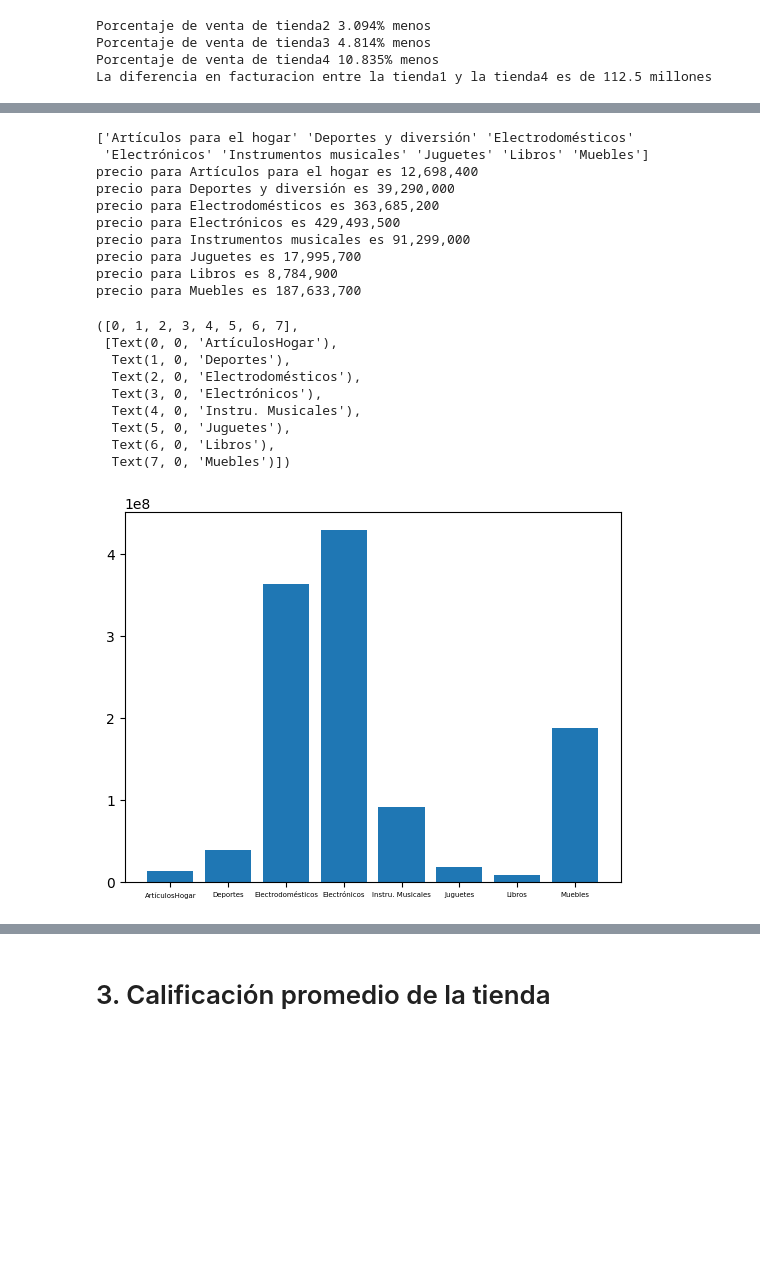
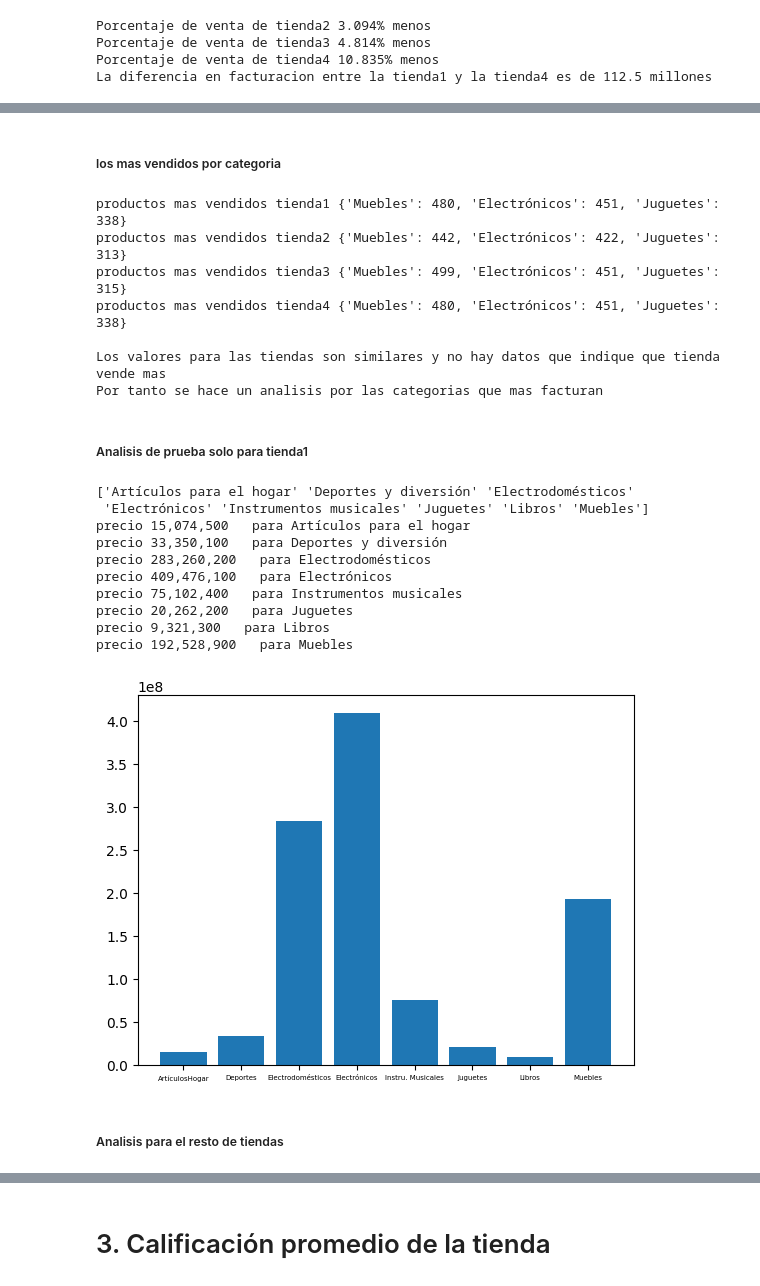
Before and after one commit to OscarBarco/Alura-Challengue2-store, a Jupyter notebook: AluraStoreLatam.ipynb, the cells around one changed output, grey strips where cells are left out. Saved outputs shown, nothing was run; the diff lists cells and outputs as text; code cells hidden in the pictures; blank space fills up the shorter version.

```diff
--- a/AluraStoreLatam.ipynb
+++ b/AluraStoreLatam.ipynb
@@ -109,0 +113,2 @@ La diferencia en facturacion entre la tienda1 y la tienda4 es de 112.5 millones
+# %% [markdown]
+##### los mas vendidos por categoria
@@ -110,43 +126,54 @@ La diferencia en facturacion entre la tienda1 y la tienda4 es de 112.5 millones
+# %%
+print(f'productos mas vendidos tienda1 {productosVendidosCategoria(tienda)}')
+print(f'productos mas vendidos tienda2 {productosVendidosCategoria(tienda2)}')
+print(f'productos mas vendidos tienda3 {productosVendidosCategoria(tienda3)}')
+print(f'productos mas vendidos tienda4 {productosVendidosCategoria(tienda4)}')
+print('')
+print('Los valores para las tiendas son similares y no hay datos que indique que tienda vende mas\nPor tanto se hace un analisis por las categorias que mas facturan')
+# %% [output]
+productos mas vendidos tienda1 {'Muebles': 480, 'Electrónicos': 451, 'Juguetes': 338}
+productos mas vendidos tienda2 {'Muebles': 442, 'Electrónicos': 422, 'Juguetes': 313}
+productos mas vendidos tienda3 {'Muebles': 499, 'Electrónicos': 451, 'Juguetes': 315}
+productos mas vendidos tienda4 {'Muebles': 480, 'Electrónicos': 451, 'Juguetes': 338}
+
+Los valores para las tiendas son similares y no hay datos que indique que tienda vende mas
+Por tanto se hace un analisis por las categorias que mas facturan
+# %% [markdown]
+##### Analisis de prueba solo para tienda1
 # %%
 #ventas de las tiendas por categorias para tienda1
 print(tienda['Categoría del Producto'].sort_values().unique())
-tienda[tienda['Categoría del Producto']=='Artículos para el hogar']
 
-#cual categoria vende mas?
+#cual categoria vende mas en tienda 1?
 categorias = ['Artículos para el hogar', 'Deportes y diversión' ,'Electrodomésticos', 'Electrónicos', 'Instrumentos musicales', 'Juguetes', 'Libros','Muebles']
 
 for i in categorias:
     a=tienda[tienda['Categoría del Producto']==i]['Precio'].sum()
-    print(f'precio para {i} es {a:,.0f}')
+    print(f'precio {a:,.0f}   para {i}')
 # %% [output]
 ['Artículos para el hogar' 'Deportes y diversión' 'Electrodomésticos'
  'Electrónicos' 'Instrumentos musicales' 'Juguetes' 'Libros' 'Muebles']
-precio para Artículos para el hogar es 12,698,400
-precio para Deportes y diversión es 39,290,000
-precio para Electrodomésticos es 363,685,200
-precio para Electrónicos es 429,493,500
-precio para Instrumentos musicales es 91,299,000
-precio para Juguetes es 17,995,700
-precio para Libros es 8,784,900
-precio para Muebles es 187,633,700
+precio 15,074,500   para Artículos para el hogar
+precio 33,350,100   para Deportes y diversión
+precio 283,260,200   para Electrodomésticos
+precio 409,476,100   para Electrónicos
+precio 75,102,400   para Instrumentos musicales
+precio 20,262,200   para Juguetes
+precio 9,321,300   para Libros
+precio 192,528,900   para Muebles
 # %%
 #Grafica de barras para tienda 1
-categorias
+#categorias
+categorias = ['Artículos para el hogar', 'Deportes y diversión' ,'Electrodomésticos', 'Electrónicos', 'Instrumentos musicales', 'Juguetes', 'Libros','Muebles']
 x = ['ArtículosHogar', 'Deportes', 'Electrodomésticos', 'Electrónicos', 'Instru. Musicales' ,'Juguetes', 'Libros' ,'Muebles']
 valores = [tienda[tienda['Categoría del Producto']==i]['Precio'].sum() for i in categorias]
 
 plt.bar(x,valores)
 plt.xticks(fontsize=5)
+plt.show()
 # %% [output]
-([0, 1, 2, 3, 4, 5, 6, 7],
- [Text(0, 0, 'ArtículosHogar'),
-  Text(1, 0, 'Deportes'),
-  Text(2, 0, 'Electrodomésticos'),
-  Text(3, 0, 'Electrónicos'),
-  Text(4, 0, 'Instru. Musicales'),
-  Text(5, 0, 'Juguetes'),
-  Text(6, 0, 'Libros'),
-  Text(7, 0, 'Muebles')])
-[figure, old version]
+[figure, new version]
+# %% [markdown]
+##### Analisis para el resto de tiendas
 # %%
 #Analisis grafico de ventas por categoria de todas las tiendas
```
Also changed, not shown: parts of 10 cells of this notebook.
